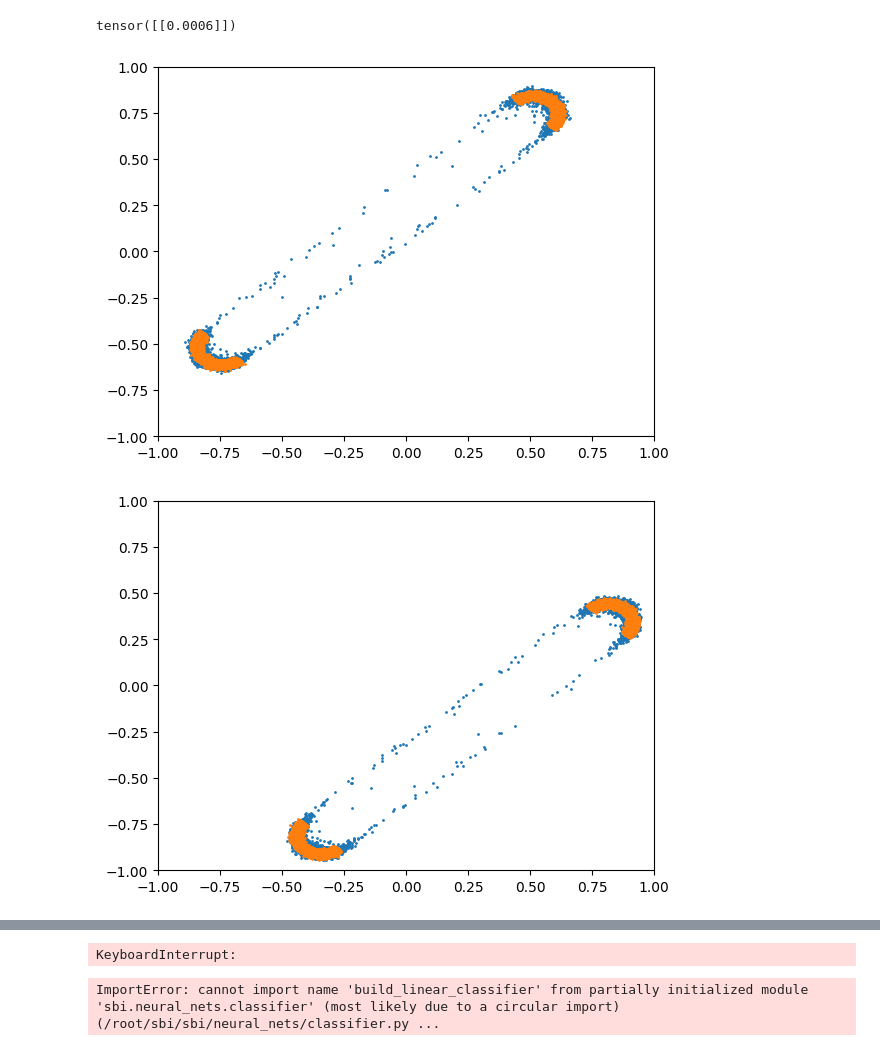
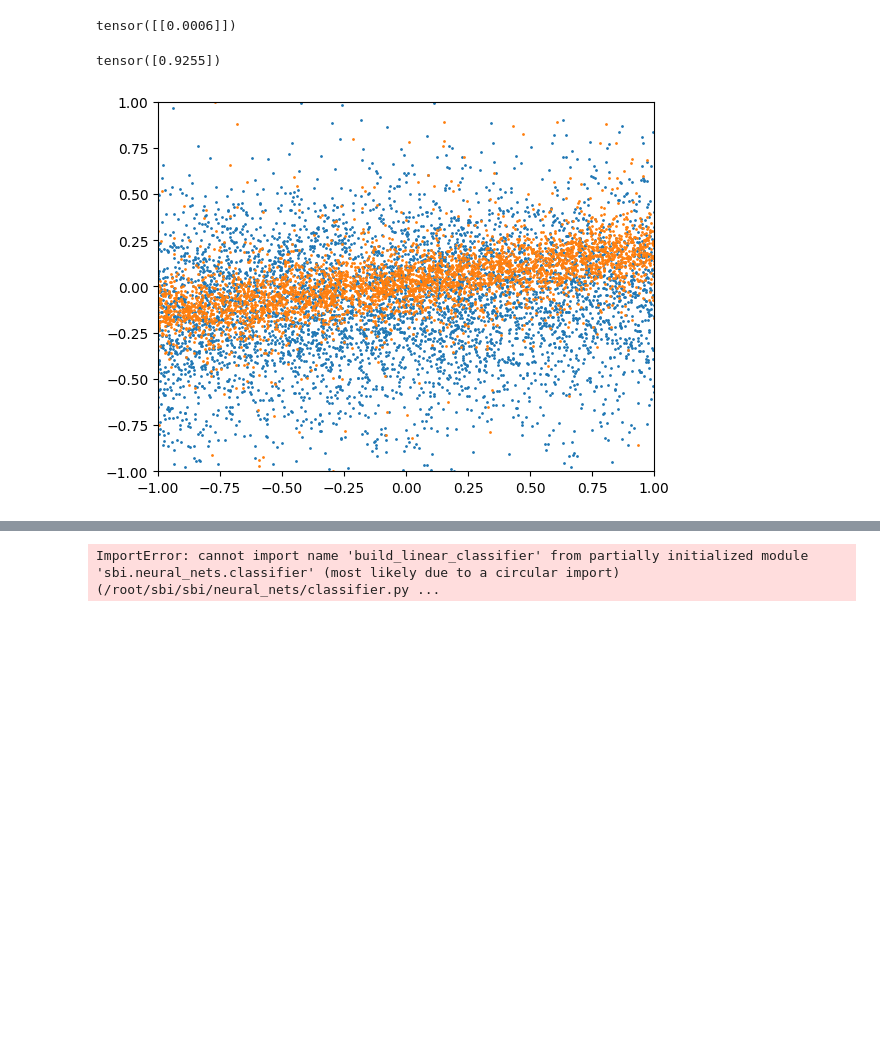
Before and after one commit to ms6730/sbi_code, a Jupyter notebook: tutorials/20_nspe.ipynb, the cells around one changed output, grey strips where cells are left out. Saved outputs shown, nothing was run; the diff lists cells and outputs as text; code cells hidden in the pictures; blank space fills up the shorter version.

```diff
--- a/tutorials/20_nspe.ipynb
+++ b/tutorials/20_nspe.ipynb
@@ -69,0 +136,11 @@ _ = pairplot(samples, points=theta_true, limits=[[-2, 2], [-2, 2], [-2, 2]], fig
+# %%
+ts = torch.linspace(1,1e-5,1000)
+x0s = torch.randn(100,3)*5.
+x = x0s
+for i in range(1000):
+    x -= f(ts[i],x) * 1e-3
+# %%
+samples = x.detach()
+
+
+_ = pairplot(samples, points=theta_true, limits=[[-2, 2], [-2, 2], [-2, 2]], figsize=(6, 6), labels=[r"$\theta_1$", r"$\theta_2$", r"$\theta_3$"])
@@ -75,12 +154,12 @@ WARNING: Running pip as the 'root' user can result in broken permissions and con
 # %%
 from sbibm.tasks import get_task
 
-task = get_task("two_moons")
+task = get_task("slcp")
 
 prior = task.get_prior_dist()
 simulator = task.get_simulator()
 
-thetas = prior.sample((10_000,))
+thetas = prior.sample((100_000,))
 xs = simulator(thetas)
 # %%
 # Create inference object. Here, NPE is used.
@@ -88,6 +167,6 @@ inference = NSPE(prior=prior, sde_type="subvp")
 inference = inference.append_simulations(thetas, xs)
 
 # train the density estimator and build the posterior
-score_estimator = inference.train(stop_after_epochs=500, training_batch_size=100)
+score_estimator = inference.train(stop_after_epochs=50, training_batch_size=100)
 posterior = inference.build_posterior(score_estimator)
 # %% [output]
@@ -192,17 +187,17 @@ tensor([[0.0006]])
 # %%
 from sbi.utils.metrics import c2st
 import matplotlib.pyplot as plt
 
-for i in range(1,11):
+for i in range(1,2):
     ref_samples = task.get_reference_posterior_samples(i)
     x_obs = task.get_observation(i)
     samples = posterior.sample((10000,), x=x_obs, steps=1000)
-    #print(c2st(ref_samples, samples))
+    print(c2st(ref_samples, samples))
     plt.scatter(samples[:,0], samples[:,1],s=1)
     plt.scatter(ref_samples[:,0], ref_samples[:,1], s=1)
     plt.xlim(-1,1)
     plt.ylim(-1,1)
     plt.show()
 # %% [output]
+tensor([0.9255])
-[figure, old version]
+[figure, new version]
-[figure, removed]
@@ -215,4 +204,3 @@ for i in range(1,11):
-KeyboardInterrupt:
 # %%
 # This file is part of sbi, a toolkit for simulation-based inference. sbi is licensed
 # under the Apache License Version 2.0, see <https://www.apache.org/licenses/>
```
Also changed, not shown: parts of 19 cells of this notebook, 7 other files.
